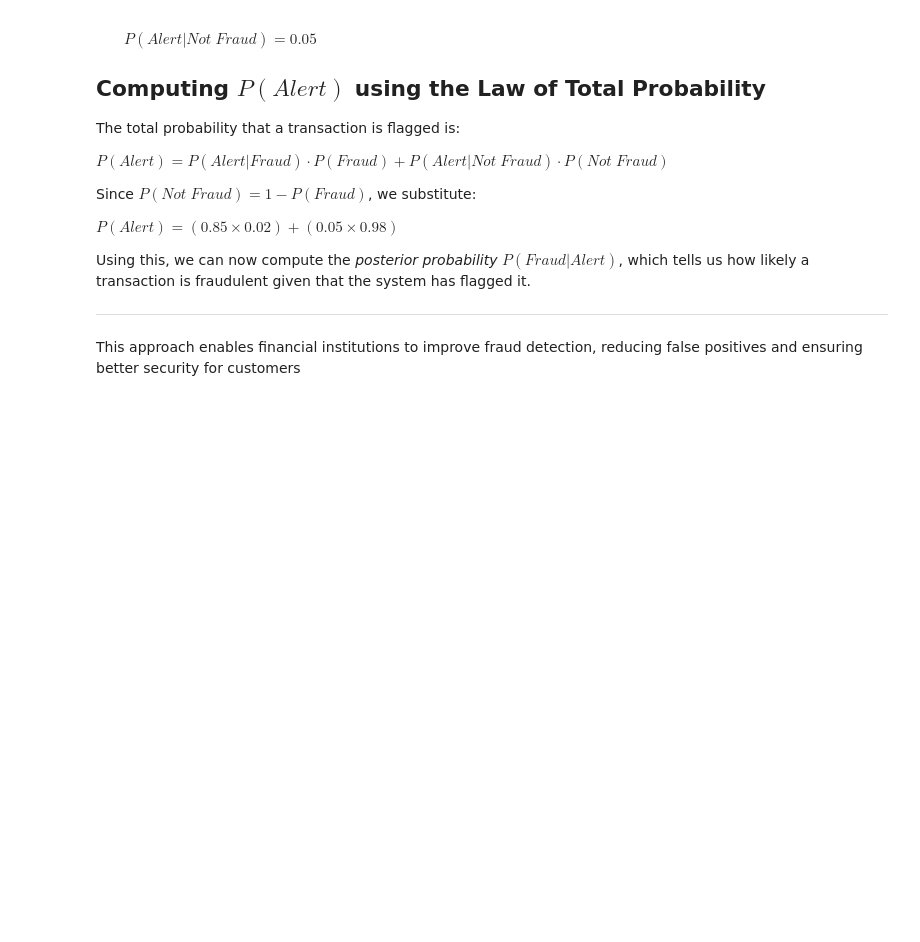
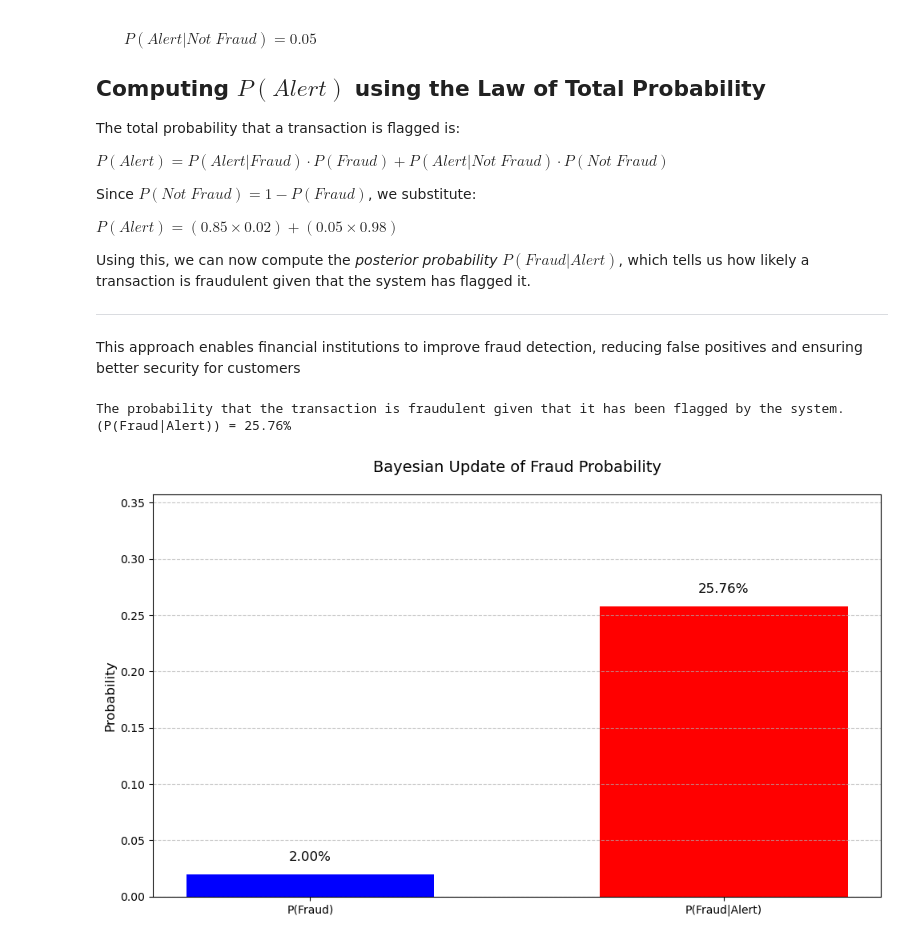
Before and after one commit to i-ganza007/Peer_Group_Probablity_Group, a Jupyter notebook: norm_distr.ipynb, the cells around one changed output. Drawn from its saved outputs; the diff is of its cells as text; code cells hidden in the pictures; blank space fills up the shorter version.

Commit message:
Add code for bayesian probability calculation

```diff
--- a/norm_distr.ipynb
+++ b/norm_distr.ipynb
@@ -125,3 +125,67 @@ Using this, we can now compute the *posterior probability* $P(Fraud|Alert)$, whi
 ---
 
 This approach enables financial institutions to improve fraud detection, reducing false positives and ensuring better security for customers
+# %%
+import math
+import matplotlib.pyplot as plt
+
+# Prior probabilities
+p_fraud = 0.02  # P(Fraud)
+p_not_fraud = 1 - p_fraud  # P(Not Fraud)
+
+# Conditional probabilities
+p_alert_given_fraud = 0.85  # P(Alert|Fraud)
+p_alert_given_not_fraud = 0.05  # P(Alert|Not Fraud)
+
+# Calculate total probability of alert using law of total probability
+p_alert = (p_alert_given_fraud * p_fraud) + \
+          (p_alert_given_not_fraud * p_not_fraud)  # P(Alert)
+
+# Calculate posterior probability using Bayes' theorem
+p_fraud_given_alert = (p_alert_given_fraud * p_fraud) / p_alert  # P(Fraud|Alert)
+
+# Input validation
+if not 0 <= p_fraud <= 1:
+    raise ValueError("Probability must be between 0 and 1")
+
+# Format percentage for display
+formatted_percentage = f"{round((p_fraud_given_alert * 100), 2)}%"
+print(f"The probability that the transaction is fraudulent given that it has been flagged by the system. (P(Fraud|Alert)) = {formatted_percentage}")
+
+# Visualization
+plt.figure(figsize=(10, 6))
+
+# Create bar chart
+probabilities_to_compare = ['P(Fraud)', 'P(Fraud|Alert)']
+probability_values = [p_fraud, p_fraud_given_alert]
+
+bars = plt.bar(probabilities_to_compare, probability_values,
+               color=['blue', 'red'],
+               width=0.6)
+
+# Customize chart appearance
+plt.ylabel('Probability', fontsize=12)
+plt.title('Bayesian Update of Fraud Probability', fontsize=14, pad=20)
+plt.grid(axis='y', linestyle='--', alpha=0.7)
+
+# Set y-axis limits with padding
+plt.ylim(0, max(probability_values) + 0.1)
+
+# Rotate x-axis labels for better readability
+# plt.xticks(rotation=45, ha='right')
+
+# Add value labels on top of bars
+for bar in bars:
+    height = bar.get_height()
+    plt.text(bar.get_x() + bar.get_width()/2., height + 0.01,
+             f'{height*100:.2f}%',
+             ha='center', va='bottom', fontsize=12)
+
+# Adjust layout to prevent label cutoff
+plt.tight_layout()
+
+# Display the plot
+plt.show()
+# %% [output]
+The probability that the transaction is fraudulent given that it has been flagged by the system. (P(Fraud|Alert)) = 25.76%
+[figure, added]
```
